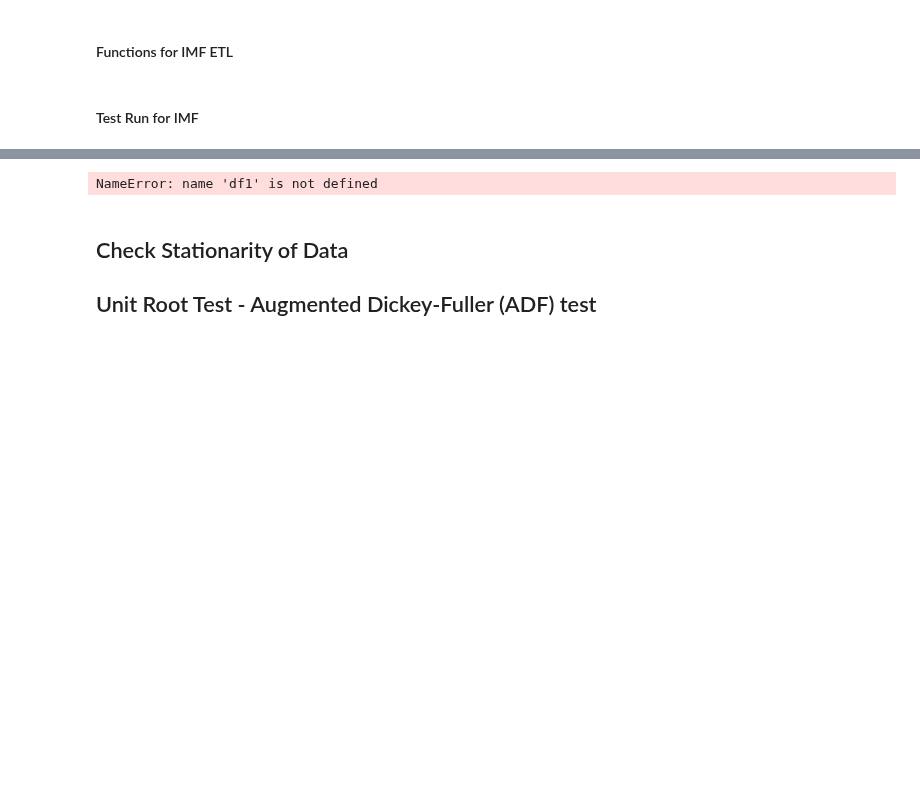
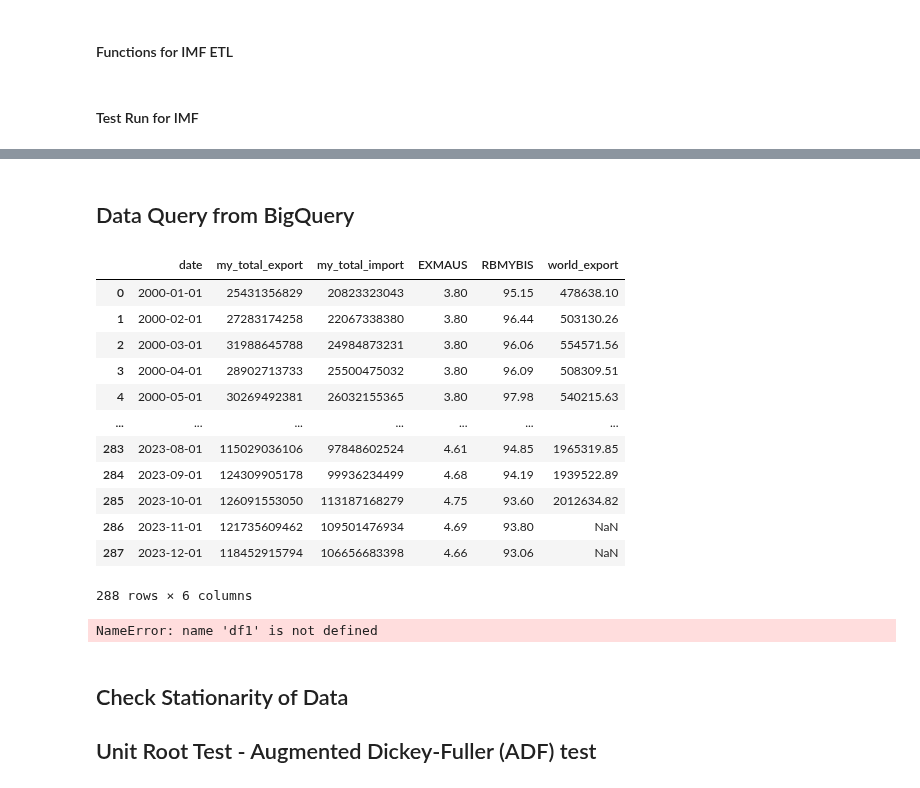
Before and after one commit to jhwong97/wqd7002-forecasting-export-project, a Jupyter notebook: test_code_area.ipynb, the cells around one changed output, grey strips where cells are left out. Drawn from its saved outputs; the diff is of its cells as text; code cells hidden in the pictures; blank space fills up the shorter version.

Commit message:
Update the functions for transformation, added data query parts.

```diff
--- a/test_code_area.ipynb
+++ b/test_code_area.ipynb
@@ -697,0 +727,4 @@ upload_to_bigquery(client=bq_client,
+# %% [markdown]
+## Data Query from BigQuery
+# %%
+client = bigquery.Client()
@@ -698,3 +758,36 @@ upload_to_bigquery(client=bq_client,
+# %%
+sql = f"""
+SELECT export.date,
+export.my_total_export,
+import.my_total_import,
+er.EXMAUS,
+rbeer.RBMYBIS,
+world.world_export
+
+FROM `personal-project-401309.trial_area.trial_export_my` AS export
+LEFT JOIN `personal-project-401309.trial_area.trial_import_my` AS import ON export.date = import.date
+LEFT JOIN `personal-project-401309.trial_area.EXMAUS` AS er ON export.date = er.date
+LEFT JOIN `personal-project-401309.trial_area.RBMYBIS` AS rbeer ON export.date = rbeer.date
+LEFT JOIN `personal-project-401309.trial_area.world_export`AS world ON export.date = world.date
+LIMIT 500;
+"""
+query_job = client.query(sql).to_dataframe()  # Make an API request.
+# %%
+query_job
+# %% [output]
+|  | date | my_total_export | my_total_import | EXMAUS | RBMYBIS | world_export |
+| 0 | 2000-01-01 | 25431356829 | 20823323043 | 3.80 | 95.15 | 478638.10 |
+| 1 | 2000-02-01 | 27283174258 | 22067338380 | 3.80 | 96.44 | 503130.26 |
+| 2 | 2000-03-01 | 31988645788 | 24984873231 | 3.80 | 96.06 | 554571.56 |
+| 3 | 2000-04-01 | 28902713733 | 25500475032 | 3.80 | 96.09 | 508309.51 |
+| 4 | 2000-05-01 | 30269492381 | 26032155365 | 3.80 | 97.98 | 540215.63 |
+| ... | ... | ... | ... | ... | ... | ... |
+| 283 | 2023-08-01 | 115029036106 | 97848602524 | 4.61 | 94.85 | 1965319.85 |
+| 284 | 2023-09-01 | 124309905178 | 99936234499 | 4.68 | 94.19 | 1939522.89 |
+| 285 | 2023-10-01 | 126091553050 | 113187168279 | 4.75 | 93.60 | 2012634.82 |
+| 286 | 2023-11-01 | 121735609462 | 109501476934 | 4.69 | 93.80 | NaN |
+| 287 | 2023-12-01 | 118452915794 | 106656683398 | 4.66 | 93.06 | NaN |
+288 rows × 6 columns
 # %%
 # To merge df1 and df2
 final_df = pd.merge(df1, df2)
```
Also changed, not shown: parts of 12 cells of this notebook.
